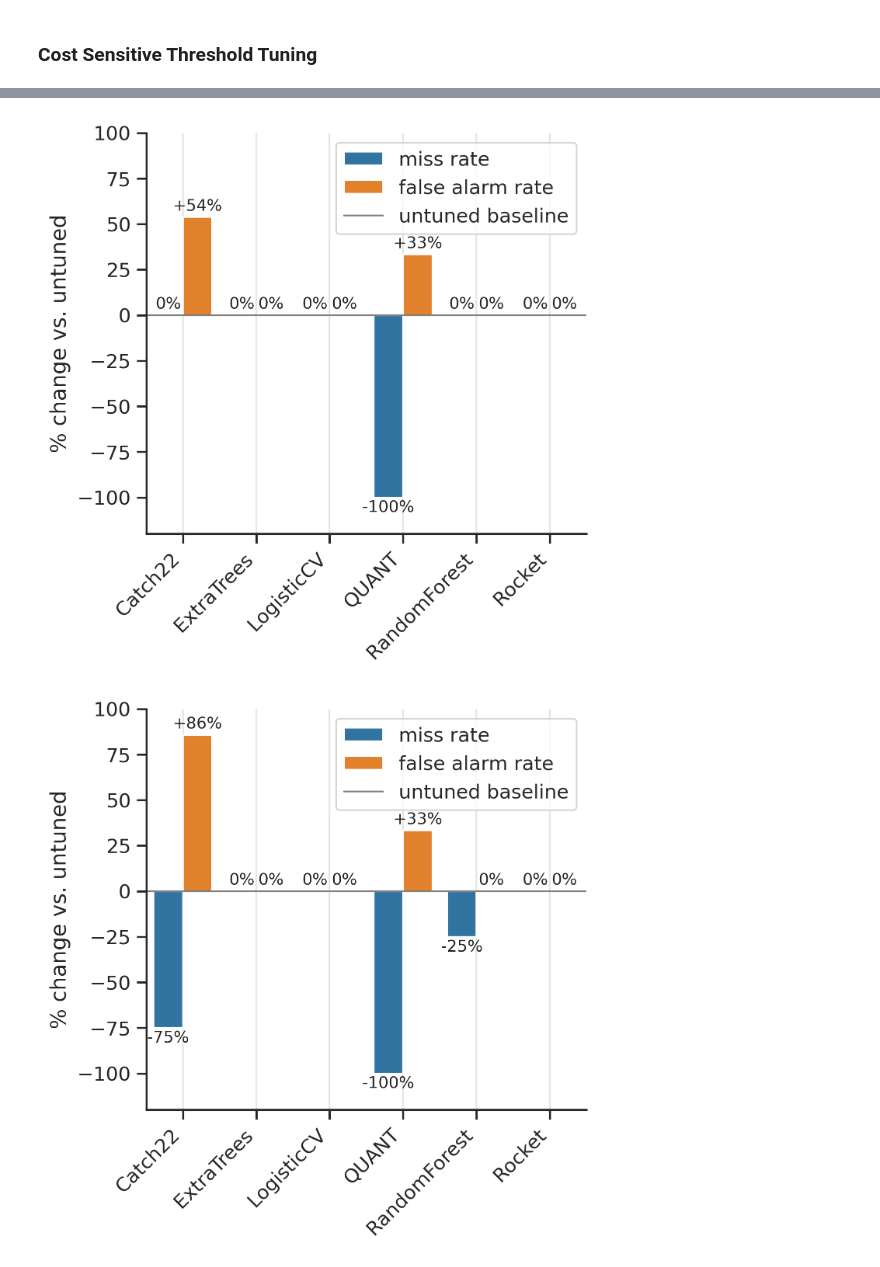
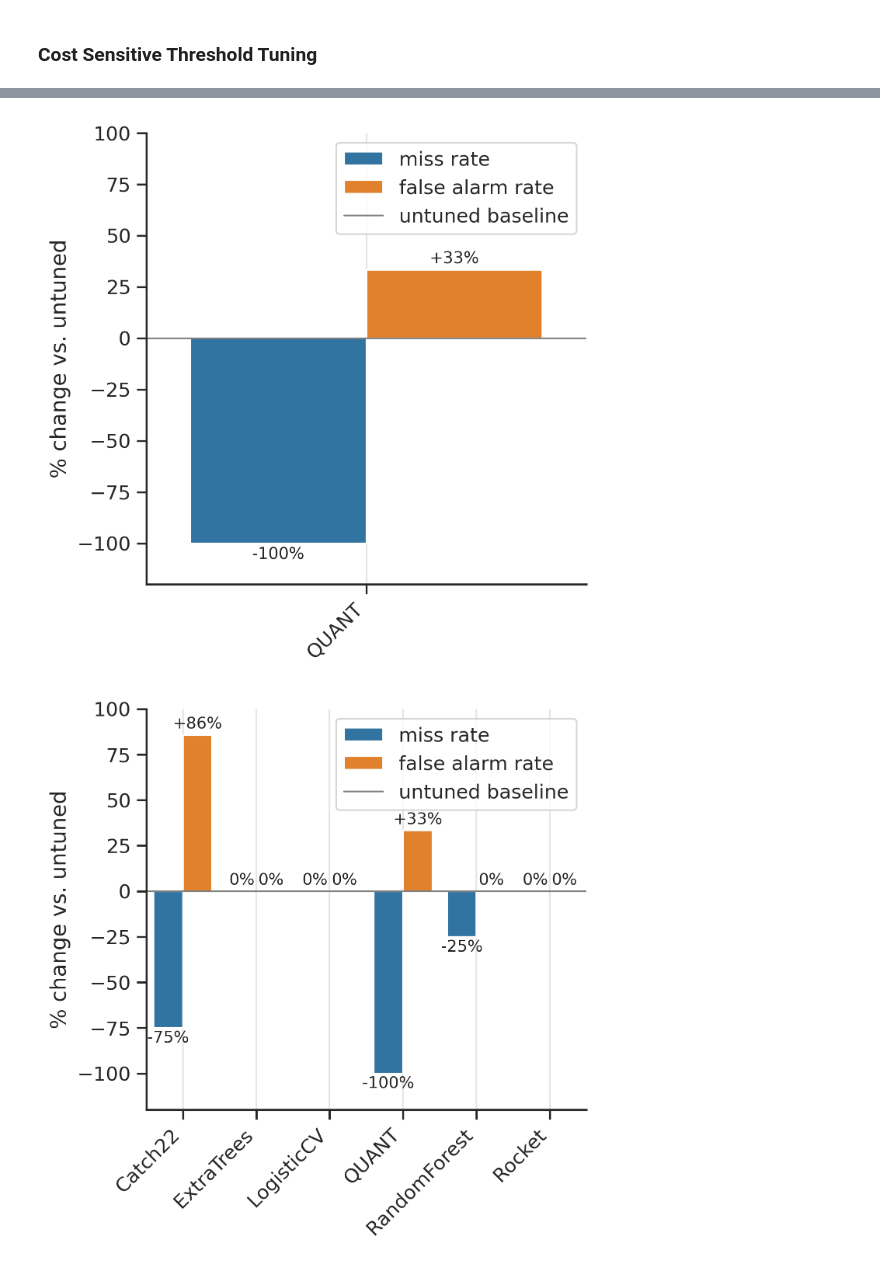
Before and after one commit to mlgig/fallstream, a Jupyter notebook: evaluation.ipynb, the cells around one changed output, grey strips where cells are left out. Saved outputs shown, nothing was run; the diff lists cells and outputs as text; code cells hidden in the pictures.

```diff
--- a/evaluation.ipynb
+++ b/evaluation.ipynb
@@ -127,7 +127,9 @@ Real models
 ALL_CV_ROWS = []
 run_kwargs.update(model_specs=MODEL_SPECS)
 models = [spec for spec in MODEL_SPECS\
-		  if spec.kind != "baseline"]
+		  if spec.kind != "baseline"
+		  and spec.name != "ResNet"]
+run_kwargs.update(model_specs=models)
 for win in WINDOW_SIZES:
 	print(f"Running CV for window size {win} seconds")
 	runner = CVRunner(
@@ -144,7 +146,7 @@ for win in WINDOW_SIZES:
 	fold_df["window_size"] = win
 	ALL_CV_ROWS.append(fold_df)
 cv_metrics = pd.concat(ALL_CV_ROWS, ignore_index=True)
-cv_metrics.to_csv(RES_DIR / "cv_all_windows_new.csv", index=False)
+cv_metrics.to_csv(RES_DIR / "cv_all_windows.csv", index=False)
 # %% [output]
 2025-08-01 14:40:53,593 [INFO] Training models (seed=0)
 Running CV for window size 3 seconds
@@ -451,27 +419,0 @@ real_thresh_df.sort_values(by=["model", "seed"])
-# %%
-fig, ax = plt.subplots(1, 2, figsize=(12, 4), dpi=400,
-					   sharey=True, layout='constrained')
-for i, m in enumerate(['miss rate', 'false alarm rate']):
-	sns.barplot(data=thresh_df, x='model', y=m, hue='tuned',
-			 ax=ax[i], palette='tab10')
-	labels1 = [x for x in ax[i].containers[0].datavalues] # Round up container[0] values
-	labels2 = [x for x in ax[i].containers[1].datavalues] # Round up container[1] values
-	improvements = [np.round(b-a,2) for a, b in zip(labels1, labels2)] # Calculate improvements
-	lbls = [f'{i}\nmore' if i > 0 else f'{abs(i)}\nless' for i in improvements]
-	# Annotate using rounded values
-	ax[i].bar_label(ax[i].containers[1], labels=lbls, fontsize=12.5, padding=2)
-	ax[i].set_xticklabels(ax[i].get_xticklabels(), rotation=45, ha='right')
-	m = 'FAR (per hour)' if m == 'false alarm rate' else m
-	m = 'MR (per hour)' if m == 'miss rate' else m
-	ax[i].set_title(m, pad=10)
-	ax[i].set_xlabel('')
-	ax[i].set_ylabel('')
-	# only show legend for the last plot
-	if i > 0:
-		ax[i].get_legend().remove()
-	else:
-		ax[i].legend(title='Threshold', ncols=2)
-sns.despine()
-# plt.savefig('figs/barplot_tune_threshold_7sec.pdf',
-			# dpi=400, bbox_inches='tight')
-plt.show()
@@ -481,7 +421,7 @@ plt.show()
 metrics = ["miss rate", "false alarm rate"]
 
 records = []
-for model, g in real_thresh_df.groupby("model"):
+for model, g in thresh_df.groupby("model"):
     # g = g.query("seed==0")
     base = g.query("thresh==0.5")
     tuned = g.query("thresh!=0.5")
@@ -492,34 +432,34 @@ for model, g in real_thresh_df.groupby("model"):
         records.append({"model": model, "metric": m, "pct": pct})
 delta_df = pd.DataFrame(records)
 
 fig, ax = plt.subplots(figsize=(5, 5), dpi=300)
 sns.barplot(data=delta_df, x="model", y="pct", hue="metric",
             palette="tab10", errorbar=None, ax=ax)
 # zero-line & label
 ax.axhline(0, color="gray", linewidth=1, label="untuned baseline")
 
 # annotate % on every bar
 for container in ax.containers:
     for bar in container:
         height = bar.get_height()
         txt = f"{height:+.0f}%"
         if height == 0:
             txt = "0%"
         ax.text(bar.get_x() + bar.get_width()/2,
                 height + (1.5 if height>=0 else -1.5),   # small offset
                 txt, ha="center", va="bottom" if height>=0 else "top",
                 fontsize=10)
 ax.set_ylim(-120, 100)  # set y-axis limits
 ax.set_ylabel("% change vs. untuned")
 ax.set_xlabel("")
 ax.set_xticklabels(ax.get_xticklabels(), rotation=45, ha="right")
 ax.legend()
 ax.grid(axis='x', alpha=0.5, which='both')
 sns.despine()
 plt.tight_layout()
 plt.show()
 # %% [output]
-[figure, old version]
+[figure, new version]
 # %%
 metrics = ["miss rate", "false alarm rate"]
 
```
Also changed, not shown: parts of 16 cells of this notebook, 14 other files.
